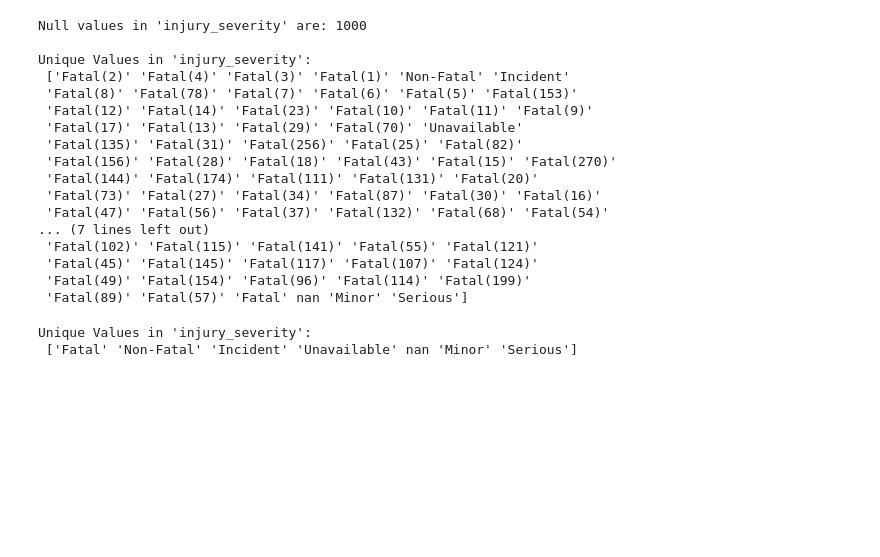
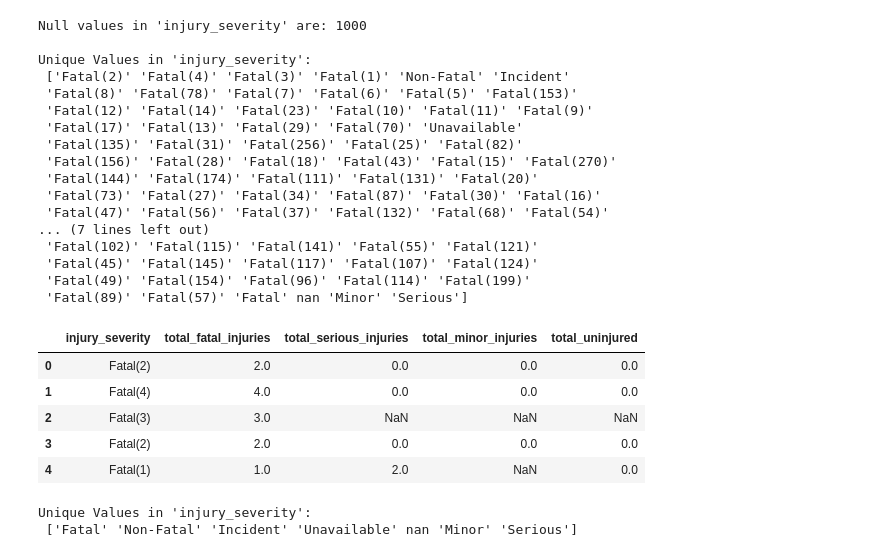
Before and after one commit to Vain-Guy/Capstone-Project-Moringa, a Jupyter notebook: notebook.ipynb, the cells around one changed output. Saved outputs shown, nothing was run; the diff lists cells and outputs as text; code cells hidden in the pictures; blank space fills up the shorter version.

```diff
--- a/notebook.ipynb
+++ b/notebook.ipynb
@@ -31,7 +31,7 @@ import matplotlib.pyplot as plt
 import seaborn as sns
 
 # Load the data
-aviation_data = pd.read_csv(r'Data\AviationAccidentDataset\AviationData.csv', encoding='ISO-8859-1')
+aviation_data = pd.read_csv(r'Data\AviationData.csv', encoding = 'ISO-8859-1')
 
 aviation_data.head()
 # %% [output]
@@ -314,10 +302,3 @@ PA-28-180     572
 PA-28-161     569
 PA-28-181     532
 Name: model, dtype: int64
-# %%
-''' Deal with missing values in 'model' column '''
-
-# Used a the placeholder value- 'Not Reported' to fill nulls. Why? Sme as 'make'
-
-aviation_data['model'] = aviation_data['model'].fillna('Not Reported')
-print("Null Values in 'model' after imputation:", aviation_data['model'].isna().sum())
@@ -325,0 +305,24 @@ Null Values in 'model' after imputation: 0
+# %%
+# ==================== [CLEANING make & model] ====================
+
+# 1. make
+aviation_data['make'] = (
+    aviation_data['make']
+    .fillna('Not Reported')
+    .str.strip()
+    .str.title()
+)
+
+# 2. model
+aviation_data['model'] = (
+    aviation_data['model']
+    .fillna('Not Reported')
+    .str.strip()
+    .str.upper()
+)
+
+# 3. Combine into 'make_model'
+aviation_data['make_model'] = aviation_data['make'] + ' ' + aviation_data['model']
+
+# Preview changes
+aviation_data['make_model'].head(7)
@@ -346,4 +361,16 @@ Unique Values in 'injury_severity':
  'Fatal(45)' 'Fatal(145)' 'Fatal(117)' 'Fatal(107)' 'Fatal(124)'
  'Fatal(49)' 'Fatal(154)' 'Fatal(96)' 'Fatal(114)' 'Fatal(199)'
  'Fatal(89)' 'Fatal(57)' 'Fatal' nan 'Minor' 'Serious']
+# %%
+# Further inspect this column against other related columns
+# Related columns- total_fatal_injuries, total_minor_injuries, total_uninjured, total_serious_injuries
+
+aviation_data[['injury_severity', 'total_fatal_injuries', 'total_serious_injuries', 'total_minor_injuries', 'total_uninjured']].head()
+# %% [output]
+|  | injury_severity | total_fatal_injuries | total_serious_injuries | total_minor_injuries | total_uninjured |
+| 0 | Fatal(2) | 2.0 | 0.0 | 0.0 | 0.0 |
+| 1 | Fatal(4) | 4.0 | 0.0 | 0.0 | 0.0 |
+| 2 | Fatal(3) | 3.0 | NaN | NaN | NaN |
+| 3 | Fatal(2) | 2.0 | 0.0 | 0.0 | 0.0 |
+| 4 | Fatal(1) | 1.0 | 2.0 | NaN | 0.0 |
 # %%
```
Also changed, not shown: parts of 38 cells of this notebook, 8 other files.
